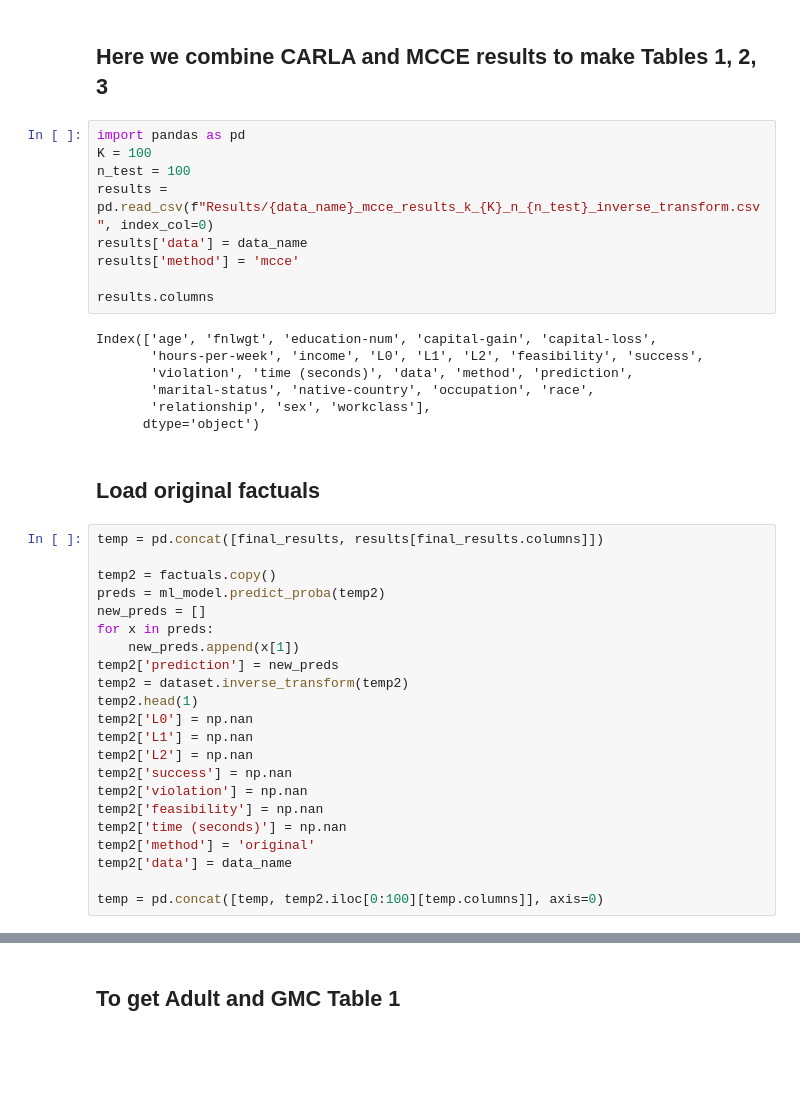
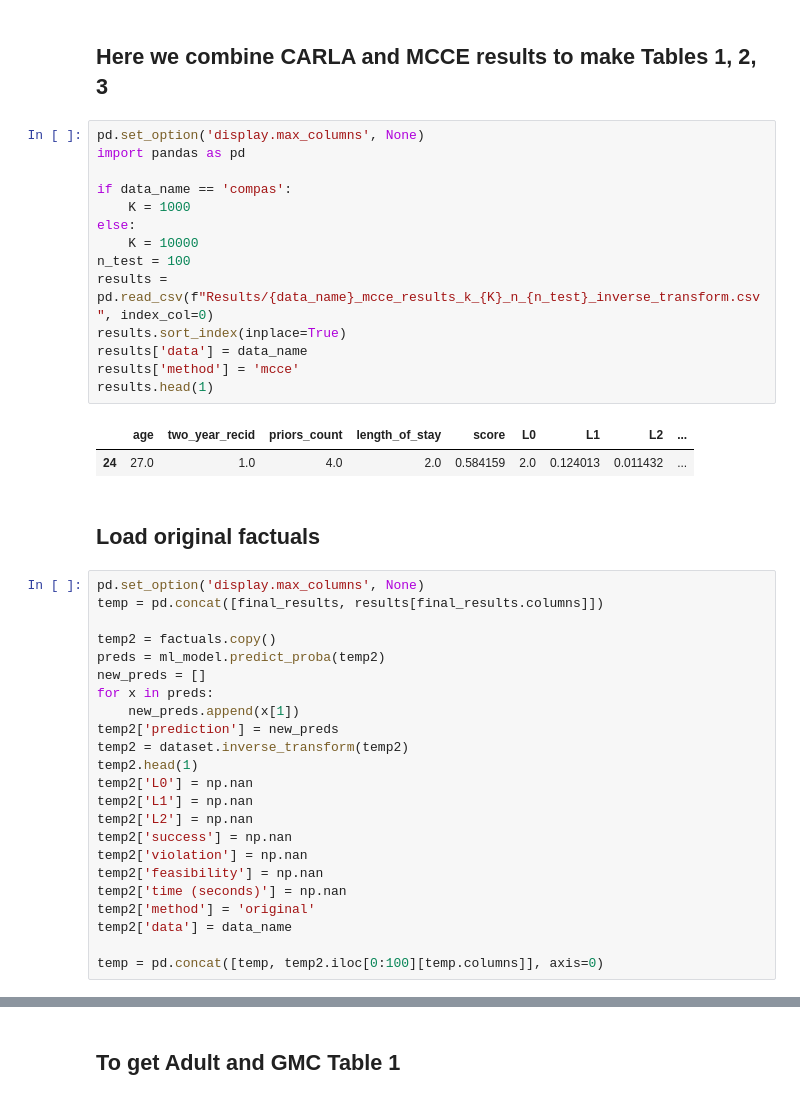
Before and after one commit to NorskRegnesentral/mccepy, a Jupyter notebook: 1-generate_carla_results.ipynb, the cells around one changed output, grey strips where cells are left out. Cells and saved outputs as stored; diff of their text form; blank space fills up the shorter version.

```diff
--- a/1-generate_carla_results.ipynb
+++ b/1-generate_carla_results.ipynb
@@ -174,24 +165,26 @@ final_results[['method', 'L0', 'L1', 'L2', 'feasibility', 'violation', 'success'
 # %% [markdown]
 ## Here we combine CARLA and MCCE results to make Tables 1, 2, 3
 # %%
+pd.set_option('display.max_columns', None)
 import pandas as pd
-K = 100
+
+if data_name == 'compas':
+    K = 1000
+else:
+    K = 10000
 n_test = 100
 results = pd.read_csv(f"Results/{data_name}_mcce_results_k_{K}_n_{n_test}_inverse_transform.csv", index_col=0)
+results.sort_index(inplace=True)
 results['data'] = data_name
 results['method'] = 'mcce'
-
-results.columns
+results.head(1)
 # %% [output]
-Index(['age', 'fnlwgt', 'education-num', 'capital-gain', 'capital-loss',
-       'hours-per-week', 'income', 'L0', 'L1', 'L2', 'feasibility', 'success',
-       'violation', 'time (seconds)', 'data', 'method', 'prediction',
-       'marital-status', 'native-country', 'occupation', 'race',
-       'relationship', 'sex', 'workclass'],
-      dtype='object')
+|  | age | two_year_recid | priors_count | length_of_stay | score | L0 | L1 | L2 | ... |
+| 24 | 27.0 | 1.0 | 4.0 | 2.0 | 0.584159 | 2.0 | 0.124013 | 0.011432 | ... |
 # %% [markdown]
 ## Load original factuals
 # %%
+pd.set_option('display.max_columns', None)
 temp = pd.concat([final_results, results[final_results.columns]])
 
 temp2 = factuals.copy()
```
Also changed, not shown: parts of 12 cells of this notebook, 7 other files.
